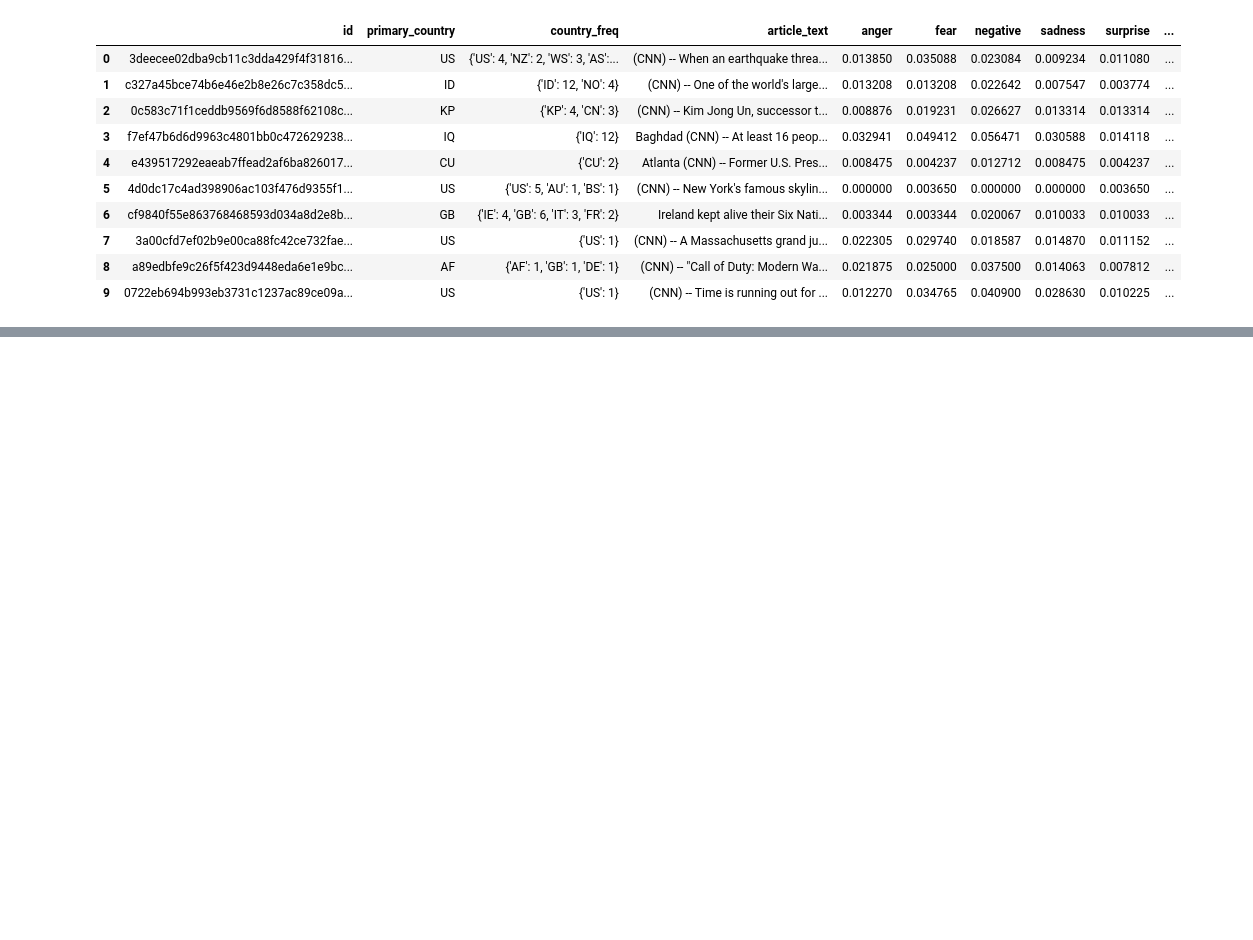
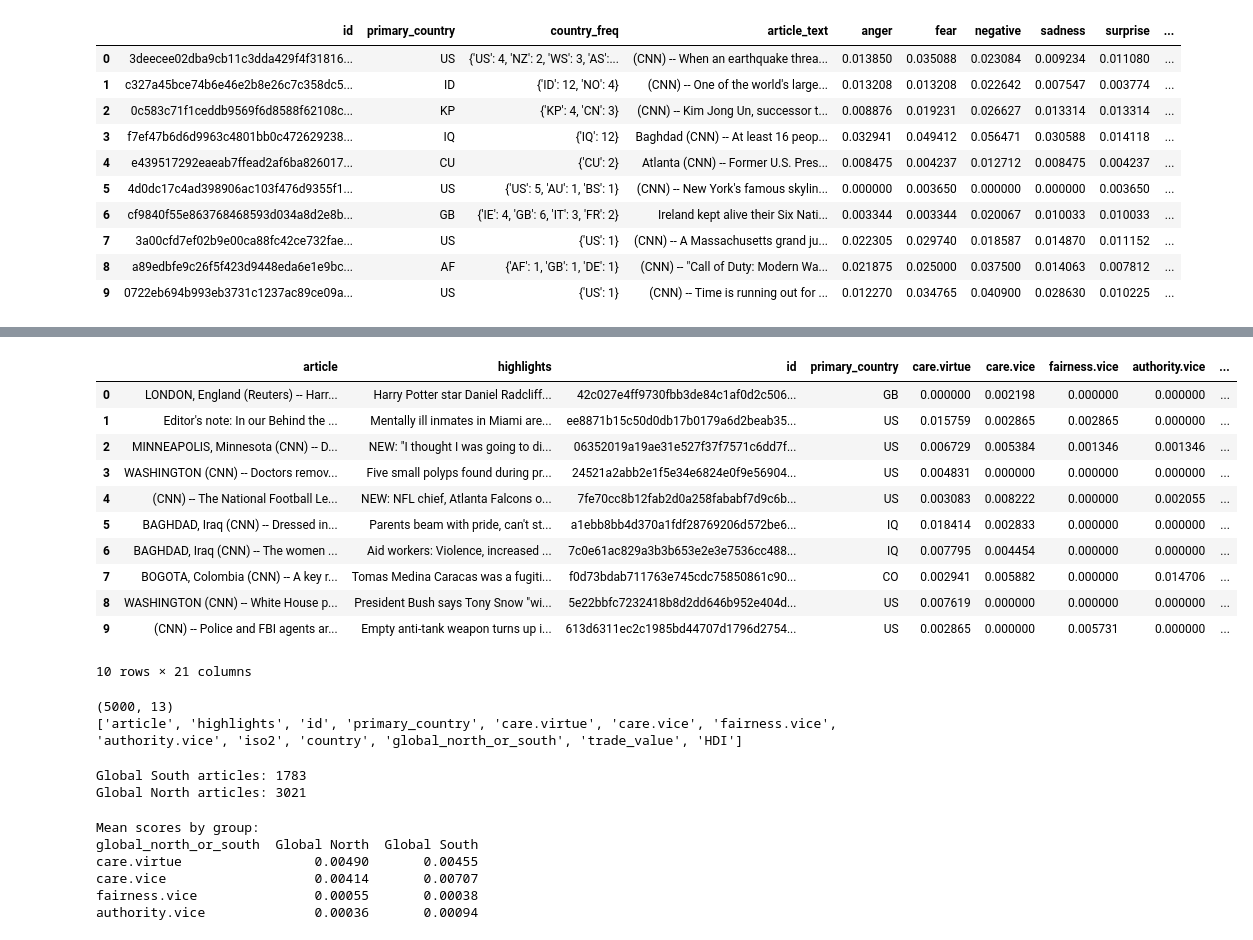
Before and after one commit to Norinasayande/Voices-in-the-news, a Jupyter notebook: NRC_lexicon_and _other.ipynb, the cells around one changed output, grey strips where cells are left out. Drawn from its saved outputs; the diff is of its cells as text; code cells hidden in the pictures; blank space fills up the shorter version.

```diff
--- a/NRC_lexicon_and _other.ipynb
+++ b/NRC_lexicon_and _other.ipynb
@@ -523,0 +692,54 @@ df.head(10)
+# %%
+
+df_merged.head(10)
+# %% [output]
+|  | article | highlights | id | primary_country | care.virtue | care.vice | fairness.vice | authority.vice | ... |
+| 0 | LONDON, England (Reuters) -- Harr... | Harry Potter star Daniel Radcliff... | 42c027e4ff9730fbb3de84c1af0d2c506... | GB | 0.000000 | 0.002198 | 0.000000 | 0.000000 | ... |
+| 1 | Editor's note: In our Behind the ... | Mentally ill inmates in Miami are... | ee8871b15c50d0db17b0179a6d2beab35... | US | 0.015759 | 0.002865 | 0.002865 | 0.000000 | ... |
+| 2 | MINNEAPOLIS, Minnesota (CNN) -- D... | NEW: "I thought I was going to di... | 06352019a19ae31e527f37f7571c6dd7f... | US | 0.006729 | 0.005384 | 0.001346 | 0.001346 | ... |
+| 3 | WASHINGTON (CNN) -- Doctors remov... | Five small polyps found during pr... | 24521a2abb2e1f5e34e6824e0f9e56904... | US | 0.004831 | 0.000000 | 0.000000 | 0.000000 | ... |
+| 4 | (CNN) -- The National Football Le... | NEW: NFL chief, Atlanta Falcons o... | 7fe70cc8b12fab2d0a258fababf7d9c6b... | US | 0.003083 | 0.008222 | 0.000000 | 0.002055 | ... |
+| 5 | BAGHDAD, Iraq (CNN) -- Dressed in... | Parents beam with pride, can't st... | a1ebb8bb4d370a1fdf28769206d572be6... | IQ | 0.018414 | 0.002833 | 0.000000 | 0.000000 | ... |
+| 6 | BAGHDAD, Iraq (CNN) -- The women ... | Aid workers: Violence, increased ... | 7c0e61ac829a3b3b653e2e3e7536cc488... | IQ | 0.007795 | 0.004454 | 0.000000 | 0.000000 | ... |
+| 7 | BOGOTA, Colombia (CNN) -- A key r... | Tomas Medina Caracas was a fugiti... | f0d73bdab711763e745cdc75850861c90... | CO | 0.002941 | 0.005882 | 0.000000 | 0.014706 | ... |
+| 8 | WASHINGTON (CNN) -- White House p... | President Bush says Tony Snow "wi... | 5e22bbfc7232418b8d2dd646b952e404d... | US | 0.007619 | 0.000000 | 0.000000 | 0.000000 | ... |
+| 9 | (CNN) -- Police and FBI agents ar... | Empty anti-tank weapon turns up i... | 613d6311ec2c1985bd44707d1796d2754... | US | 0.002865 | 0.000000 | 0.005731 | 0.000000 | ... |
+10 rows × 21 columns
+# %%
+# ── 1. Fix duplicate columns first ───────────────────────────────────────
+df_merged = df_merged.loc[:, ~df_merged.columns.duplicated()]
+
+# Verify shape looks right
+print(df_merged.shape)
+print(df_merged.columns.tolist())
+# %% [output]
+(5000, 13)
+['article', 'highlights', 'id', 'primary_country', 'care.virtue', 'care.vice', 'fairness.vice', 'authority.vice', 'iso2', 'country', 'global_north_or_south', 'trade_value', 'HDI']
+# %%
+from scipy import stats
+import matplotlib.pyplot as plt
+import seaborn as sns
+
+# ── 2. Define your features and groups ───────────────────────────────────
+framing_features = ['care.virtue', 'care.vice', 'fairness.vice', 'authority.vice']
+
+south = df_merged[df_merged['global_north_or_south'] == 'Global South']
+north = df_merged[df_merged['global_north_or_south'] == 'Global North']
+
+print(f"Global South articles: {len(south)}")
+print(f"Global North articles: {len(north)}")
+# %% [output]
+Global South articles: 1783
+Global North articles: 3021
+# %%
+# ── 3. Mean comparison table ─────────────────────────────────────────────
+comparison = df_merged.groupby('global_north_or_south')[framing_features].mean()
+print("\nMean scores by group:")
+print(comparison.T.round(5))
+# %% [output]
+Mean scores by group:
+global_north_or_south  Global North  Global South
+care.virtue                 0.00490       0.00455
+care.vice                   0.00414       0.00707
+fairness.vice               0.00055       0.00038
+authority.vice              0.00036       0.00094
```
Also changed, not shown: parts of 17 cells of this notebook.
